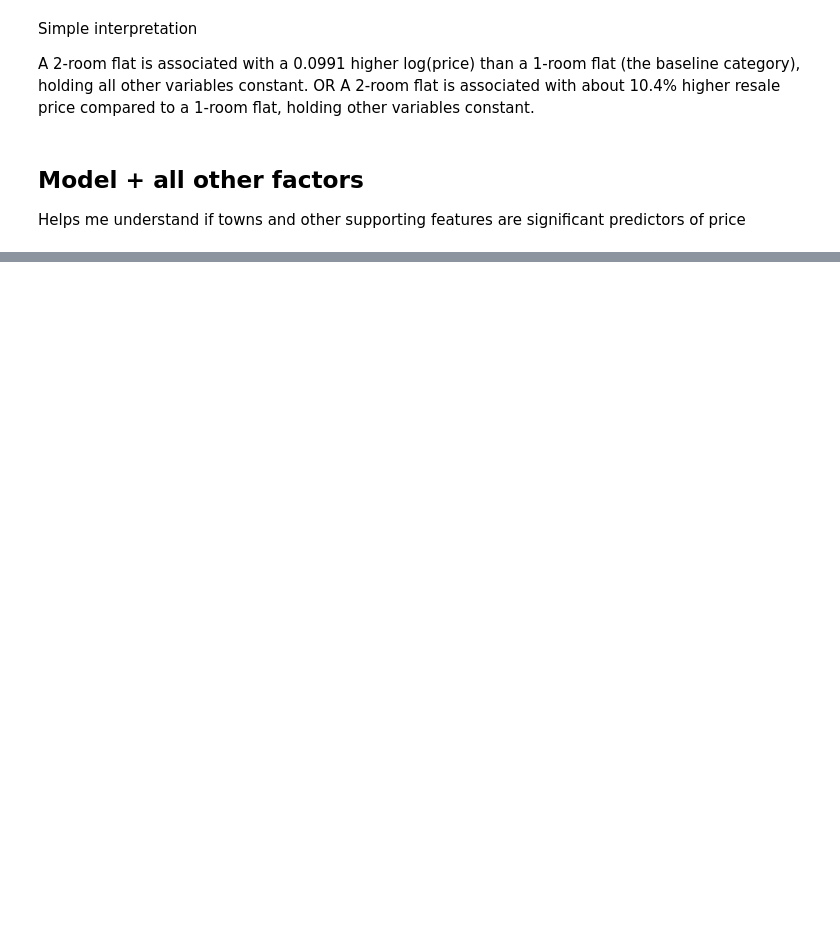
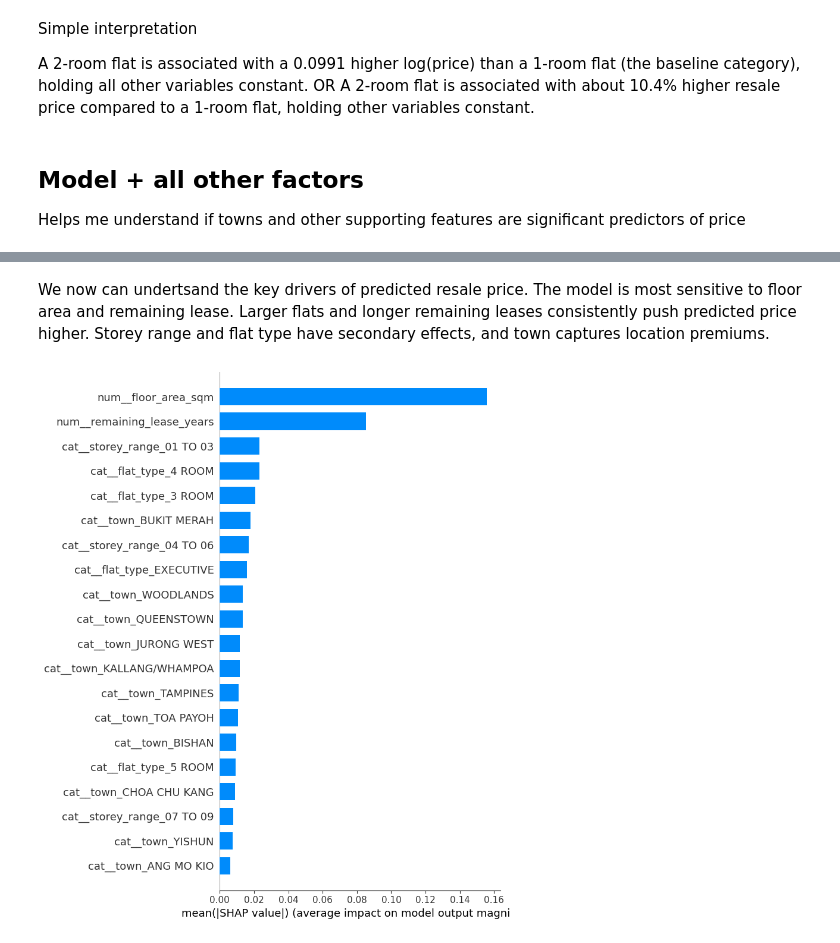
Before and after one commit to OthnielChang/hdb-resale-econometrics, a Jupyter notebook: dataAnalysis.ipynb, the cells around one changed output, grey strips where cells are left out. Cells and saved outputs as stored; diff of their text form; code cells hidden in the pictures; blank space fills up the shorter version.

```diff
--- a/dataAnalysis.ipynb
+++ b/dataAnalysis.ipynb
@@ -156,0 +227,7 @@ strong multicollinearity or other numerical problems.
+# %% [markdown]
+We now can undertsand the key drivers of predicted resale price.
+The model is most sensitive to floor area and remaining lease. Larger flats and longer remaining leases consistently push predicted price higher. Storey range and flat type have secondary effects, and town captures location premiums.
+# %%
+shap.summary_plot(shap_values, X_test_enc, feature_names=feature_names, plot_type="bar")
+# %% [output]
+[figure, added]
```
Also changed, not shown: parts of 11 cells of this notebook.
